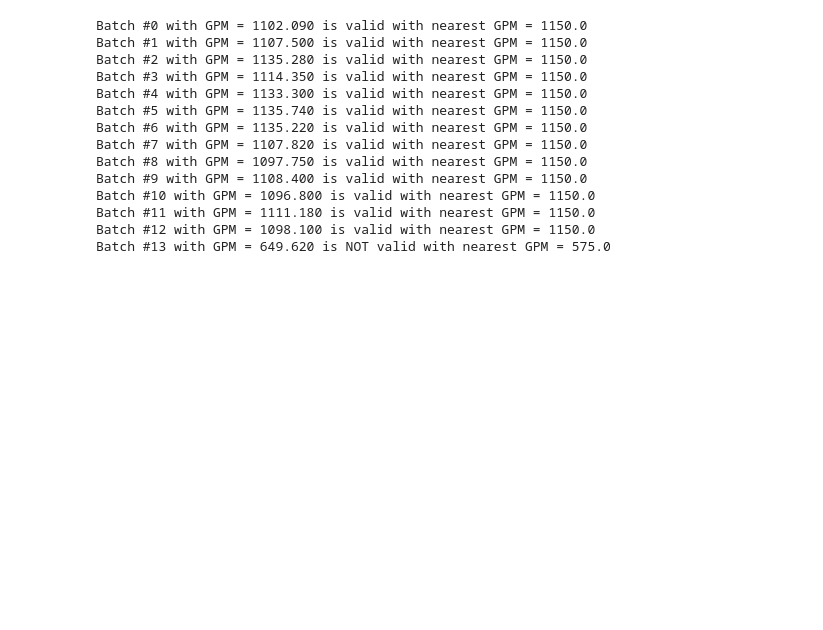
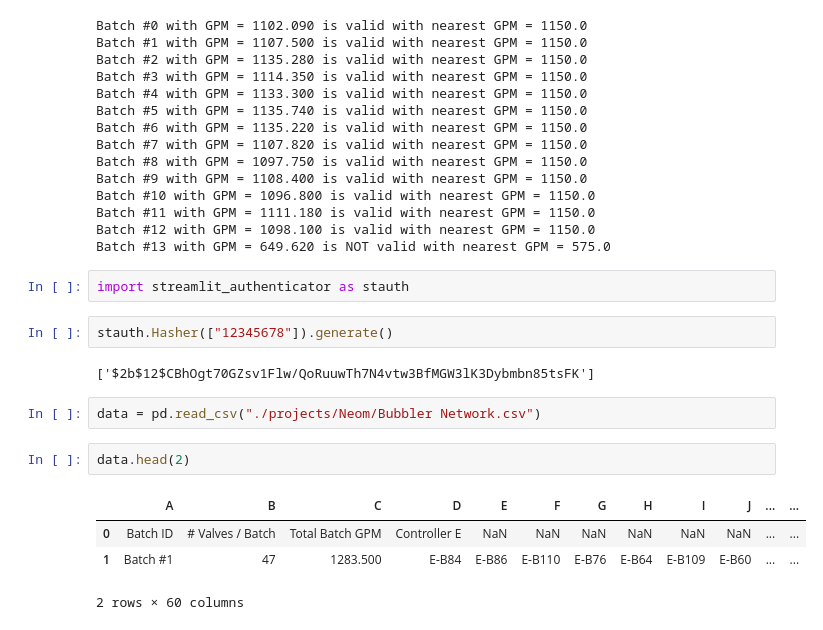
Before and after one commit to ahmedselhady/timescheduling-irrigation-systems, a Jupyter notebook: src/algorithm_testing.ipynb, the cells around one changed output. Cells and saved outputs as stored; diff of their text form; blank space fills up the shorter version.

```diff
--- a/src/algorithm_testing.ipynb
+++ b/src/algorithm_testing.ipynb
@@ -677,3 +676,18 @@ Batch #10 with GPM = 1096.800 is valid with nearest GPM = 1150.0
 Batch #11 with GPM = 1111.180 is valid with nearest GPM = 1150.0
 Batch #12 with GPM = 1098.100 is valid with nearest GPM = 1150.0
 Batch #13 with GPM = 649.620 is NOT valid with nearest GPM = 575.0
+# %%
+import streamlit_authenticator as stauth
+# %%
+stauth.Hasher(["12345678"]).generate()
+# %% [output]
+['$2b$12$CBhOgt70GZsv1Flw/QoRuuwTh7N4vtw3BfMGW3lK3Dybmbn85tsFK']
+# %%
+data = pd.read_csv("./projects/Neom/Bubbler Network.csv")
+# %%
+data.head(2)
+# %% [output]
+|  | A | B | C | D | E | F | G | H | I | J | ... | ... |
+| 0 | Batch ID | # Valves / Batch | Total Batch GPM | Controller E | NaN | NaN | NaN | NaN | NaN | NaN | ... | ... |
+| 1 | Batch #1 | 47 | 1283.500 | E-B84 | E-B86 | E-B110 | E-B76 | E-B64 | E-B109 | E-B60 | ... | ... |
+2 rows × 60 columns
```
Also changed, not shown: parts of 1 cell of this notebook, 20 other files.
